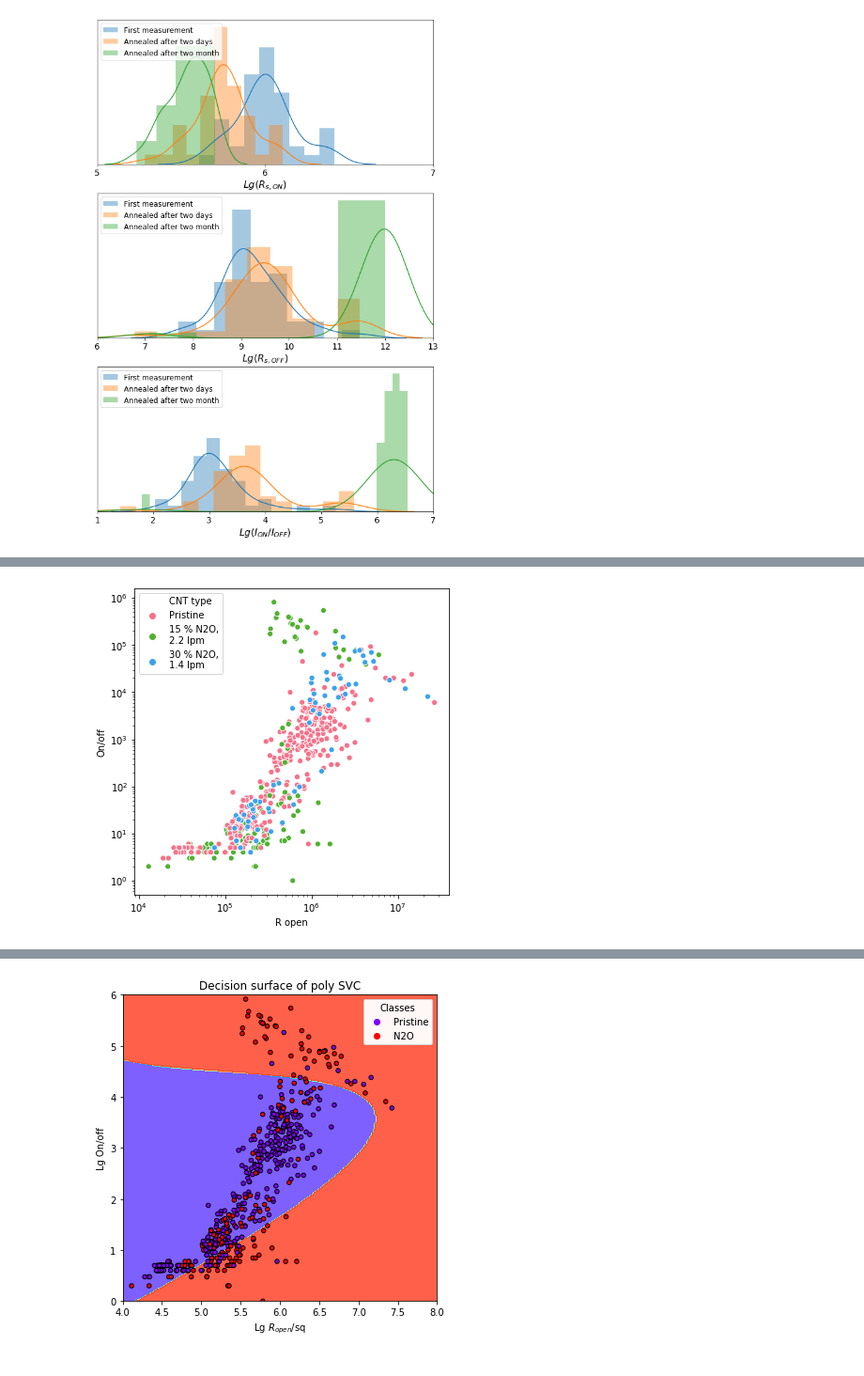
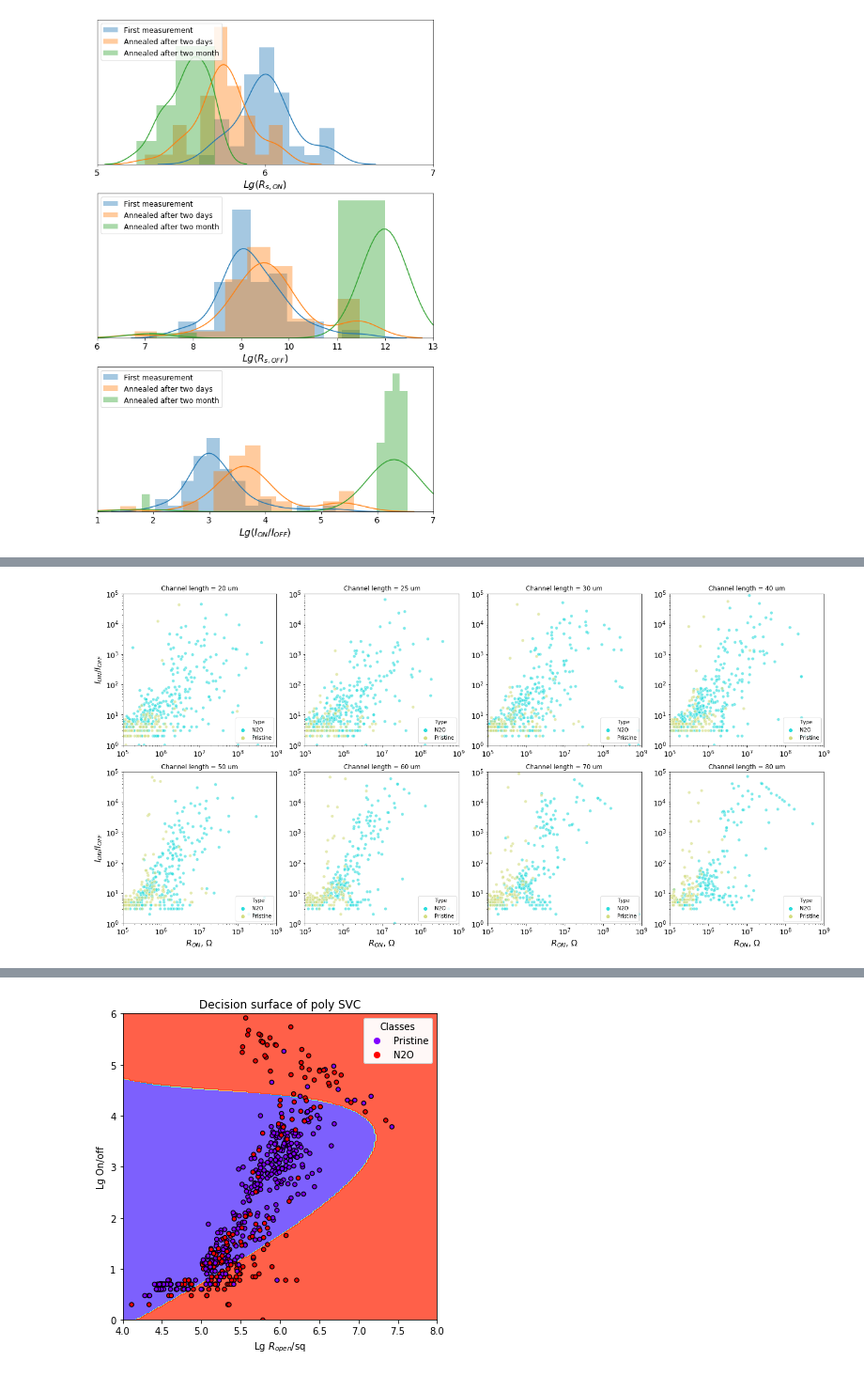
Before and after one commit to GLivshits/Lab, a Jupyter notebook: Transistors data analysis.ipynb, the cells around one changed output, grey strips where cells are left out. Shown at 94% size. Saved outputs shown, nothing was run; the diff lists cells and outputs as text; code cells hidden in the pictures.

```diff
--- a/Transistors data analysis.ipynb
+++ b/Transistors data analysis.ipynb
@@ -184,18 +261,45 @@ plt.savefig('Resistance scatter.png', format = 'png', dpi = 600, bbox_inches = '
-# %%
-fig, ax = plt.subplots(figsize = (6, 6))
-
-for i in range(3):
-
-ax[i] = sns.scatterplot(x = 'R open', y = k[i + 1],
-    data = data[data['R open'] > 10 ** 4],
-                     hue = 'CNT type', palette = 'husl')
-
-ax.set_xscale('log')
-ax.set_yscale('log')
-
-fig.savefig('Scatter.png', dpi = 300, bbox_inches = 'tight')
-# %% [output]
-[figure, removed]
+# %%
+fig, ax = plt.subplots(2, 4, figsize = (20, 10))
+
+lch = [20, 25, 30, 40, 50, 60, 70, 80]
+
+for i in range(8):
+
+    sns.scatterplot(x = 'R_on', y = 'On/off',
+                    data = data[data['R_on'] > 10e4][data['Lch'] == lch[i]],
+                    hue = 'Type', palette = 'rainbow',
+                    ax = ax[i//4, i%4], hue_norm = mpl.colors.LogNorm(), alpha = 0.6, legend = 'full')
+
+    ax[i//4, i%4].set_xscale('log')
+    ax[i//4, i%4].set_yscale('log')
+    ax[i//4, i%4].legend()
+    ax[i//4, i%4].set_xticks([1e5, 1e6, 1e7, 1e8, 1e9])
+    ax[i//4, i%4].set_xlim(left = 1e5, right = 1e9)
+    ax[i//4, i%4].set_ylim(bottom = 1e0, top = 1e5)
+
+    ax[i//4, i%4].tick_params(axis='both', which='both', labelsize=14)
+    ax[i//4, i%4].set_title('Channel length = {} um'.format(lch[i]))
+    ax[i//4, i%4].legend(loc = 'lower right')
+
+
+for i in range(4):
+
+    ax[0, i].set_xlabel('', fontsize = 16)
+    ax[1, i].set_xlabel('$R_{ON}$, $\Omega$', fontsize = 16)
+    ax[0, i].set_ylabel('', fontsize = 16)
+    ax[1, i].set_ylabel('', fontsize = 16)
+
+
+ax[0, 0].set_ylabel('$I_{ON}/I_{OFF}$', fontsize = 16)
+ax[1, 0].set_ylabel('$I_{ON}/I_{OFF}$', fontsize = 16)
+
+# ax[1].get_legend().remove()
+# ax[1].set_ylim(bottom = 1e0, top = 1e5)
+
+plt.tight_layout(pad = 1)
+plt.savefig('Onoff(Ron) N2O vs pristine different lch.png', format = 'png', dpi = 600, bbox_inches = 'tight')
+# %% [output]
+[figure, added]
 # %%
 data[data['CNT type'] == 'N2O'][data['On/off'] > 10 ** 5]
 # %% [output]
```
Also changed, not shown: parts of 13 cells of this notebook, 2 other files.
